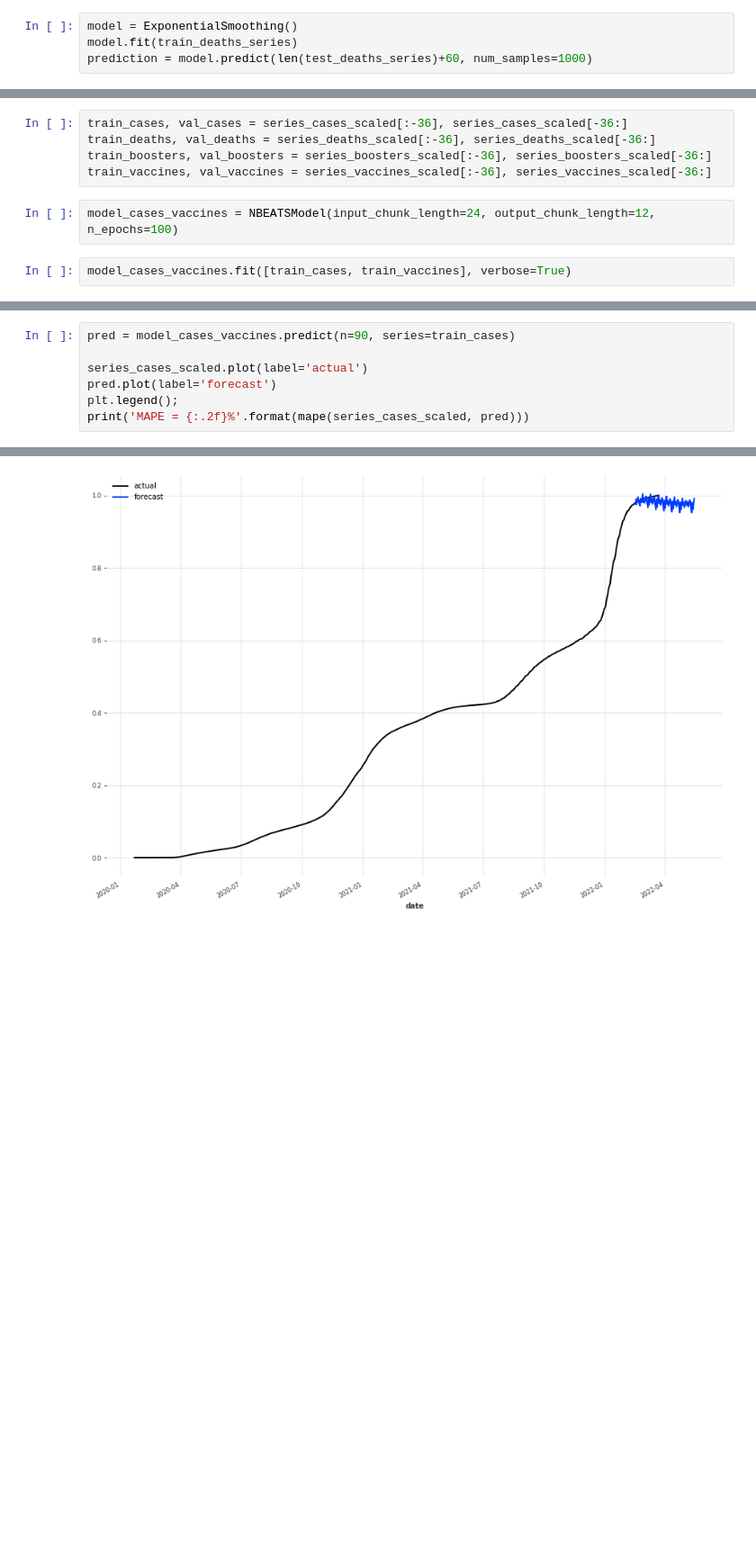
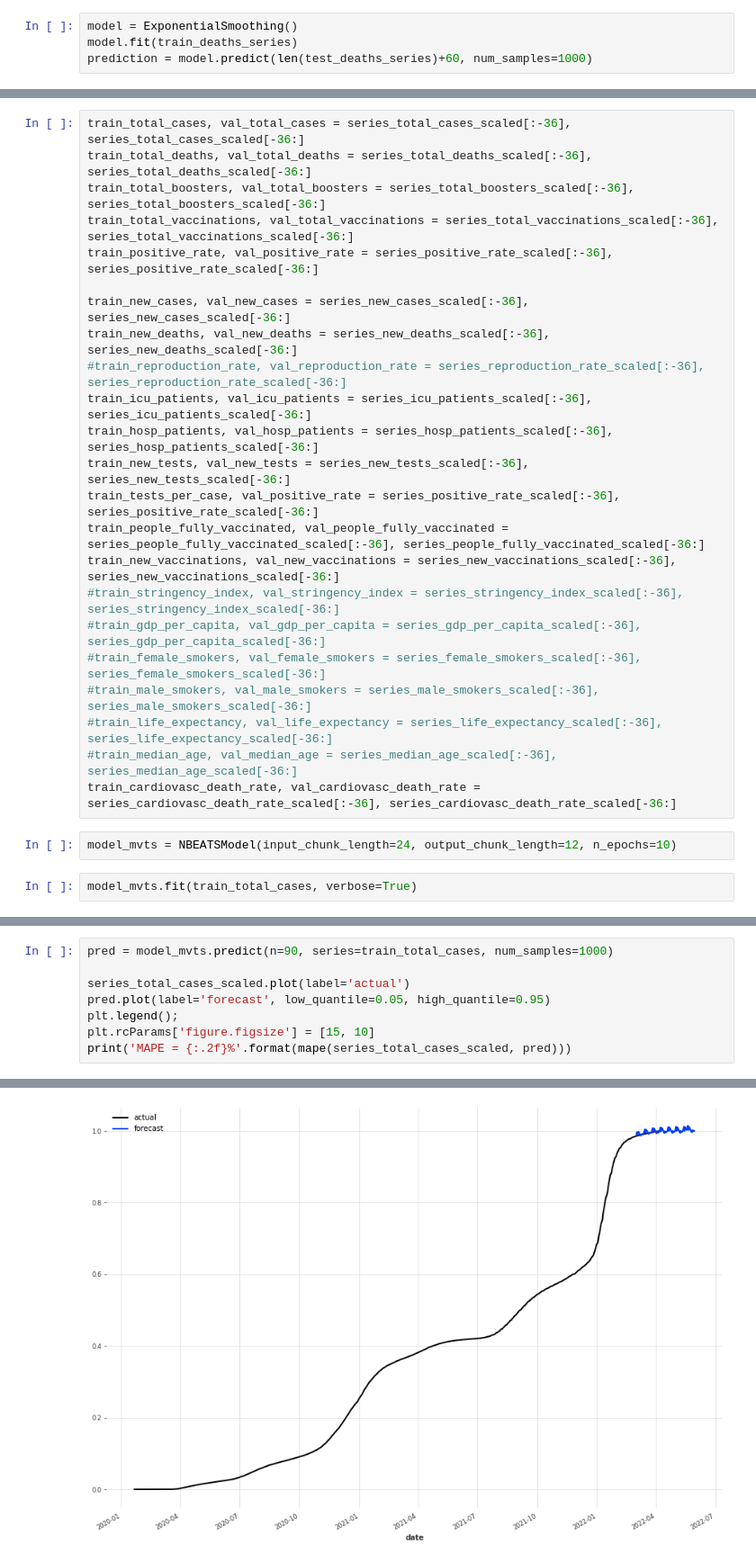
Before and after one commit to jkc5781/DS440, a Jupyter notebook: covid_DARTS.ipynb, the cells around one changed output, grey strips where cells are left out. Shown at 90% size. Saved outputs shown, nothing was run; the diff lists cells and outputs as text; blank space fills up the shorter version.

```diff
--- a/covid_DARTS.ipynb
+++ b/covid_DARTS.ipynb
@@ -205,10 +341,28 @@ series_vaccines_scaled = scaler_vaccine.fit_transform(vaccine_series)
 # %%
-train_cases, val_cases = series_cases_scaled[:-36], series_cases_scaled[-36:]
-train_deaths, val_deaths = series_deaths_scaled[:-36], series_deaths_scaled[-36:]
-train_boosters, val_boosters = series_boosters_scaled[:-36], series_boosters_scaled[-36:]
-train_vaccines, val_vaccines = series_vaccines_scaled[:-36], series_vaccines_scaled[-36:]
+train_total_cases, val_total_cases = series_total_cases_scaled[:-36], series_total_cases_scaled[-36:]
+train_total_deaths, val_total_deaths = series_total_deaths_scaled[:-36], series_total_deaths_scaled[-36:]
+train_total_boosters, val_total_boosters = series_total_boosters_scaled[:-36], series_total_boosters_scaled[-36:]
+train_total_vaccinations, val_total_vaccinations = series_total_vaccinations_scaled[:-36], series_total_vaccinations_scaled[-36:]
+train_positive_rate, val_positive_rate = series_positive_rate_scaled[:-36], series_positive_rate_scaled[-36:]
+
+train_new_cases, val_new_cases = series_new_cases_scaled[:-36], series_new_cases_scaled[-36:]
+train_new_deaths, val_new_deaths = series_new_deaths_scaled[:-36], series_new_deaths_scaled[-36:]
+#train_reproduction_rate, val_reproduction_rate = series_reproduction_rate_scaled[:-36], series_reproduction_rate_scaled[-36:]
+train_icu_patients, val_icu_patients = series_icu_patients_scaled[:-36], series_icu_patients_scaled[-36:]
+train_hosp_patients, val_hosp_patients = series_hosp_patients_scaled[:-36], series_hosp_patients_scaled[-36:]
+train_new_tests, val_new_tests = series_new_tests_scaled[:-36], series_new_tests_scaled[-36:]
+train_tests_per_case, val_positive_rate = series_positive_rate_scaled[:-36], series_positive_rate_scaled[-36:]
+train_people_fully_vaccinated, val_people_fully_vaccinated = series_people_fully_vaccinated_scaled[:-36], series_people_fully_vaccinated_scaled[-36:]
+train_new_vaccinations, val_new_vaccinations = series_new_vaccinations_scaled[:-36], series_new_vaccinations_scaled[-36:]
+#train_stringency_index, val_stringency_index = series_stringency_index_scaled[:-36], series_stringency_index_scaled[-36:]
+#train_gdp_per_capita, val_gdp_per_capita = series_gdp_per_capita_scaled[:-36], series_gdp_per_capita_scaled[-36:]
+#train_female_smokers, val_female_smokers = series_female_smokers_scaled[:-36], series_female_smokers_scaled[-36:]
+#train_male_smokers, val_male_smokers = series_male_smokers_scaled[:-36], series_male_smokers_scaled[-36:]
+#train_life_expectancy, val_life_expectancy = series_life_expectancy_scaled[:-36], series_life_expectancy_scaled[-36:]
+#train_median_age, val_median_age = series_median_age_scaled[:-36], series_median_age_scaled[-36:]
+train_cardiovasc_death_rate, val_cardiovasc_death_rate = series_cardiovasc_death_rate_scaled[:-36], series_cardiovasc_death_rate_scaled[-36:]
 # %%
-model_cases_vaccines = NBEATSModel(input_chunk_length=24, output_chunk_length=12, n_epochs=100)
+model_mvts = NBEATSModel(input_chunk_length=24, output_chunk_length=12, n_epochs=10)
 # %%
-model_cases_vaccines.fit([train_cases, train_vaccines], verbose=True)
+model_mvts.fit(train_total_cases, verbose=True)
 # %% [output]
@@ -233,10 +387,11 @@ IPU available: False, using: 0 IPUs
 49.575    Total estimated model params size (MB)
 <darts.models.forecasting.nbeats.NBEATSModel at 0x...>
 # %%
-pred = model_cases_vaccines.predict(n=90, series=train_cases)
+pred = model_mvts.predict(n=90, series=train_total_cases, num_samples=1000)
 
-series_cases_scaled.plot(label='actual')
-pred.plot(label='forecast')
+series_total_cases_scaled.plot(label='actual')
+pred.plot(label='forecast', low_quantile=0.05, high_quantile=0.95)
 plt.legend();
-print('MAPE = {:.2f}%'.format(mape(series_cases_scaled, pred)))
+plt.rcParams['figure.figsize'] = [15, 10]
+print('MAPE = {:.2f}%'.format(mape(series_total_cases_scaled, pred)))
 # %% [output]
@@ -244 +399 @@ MAPE = 1.07%
-[figure, old version]
+[figure, new version]
```
Also changed, not shown: parts of 28 cells of this notebook.
